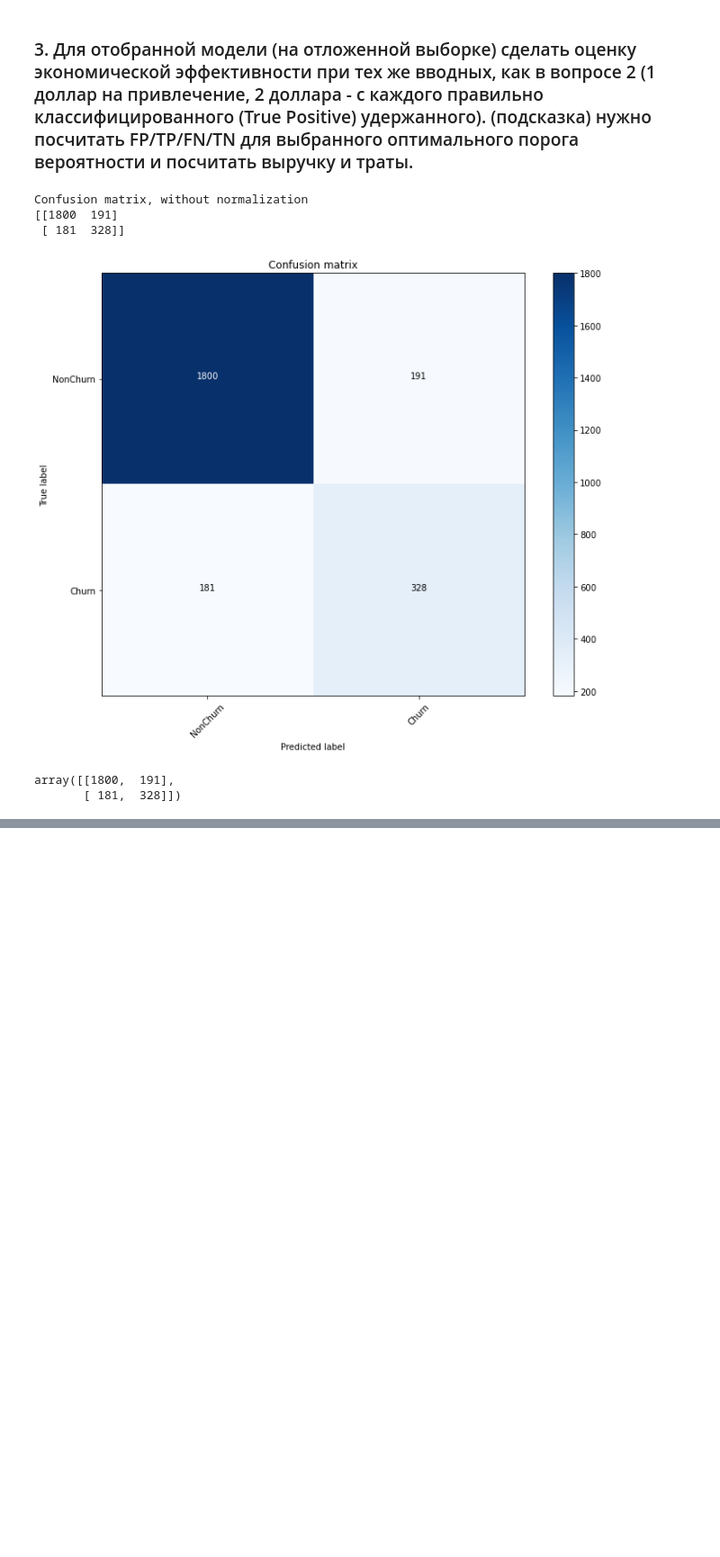
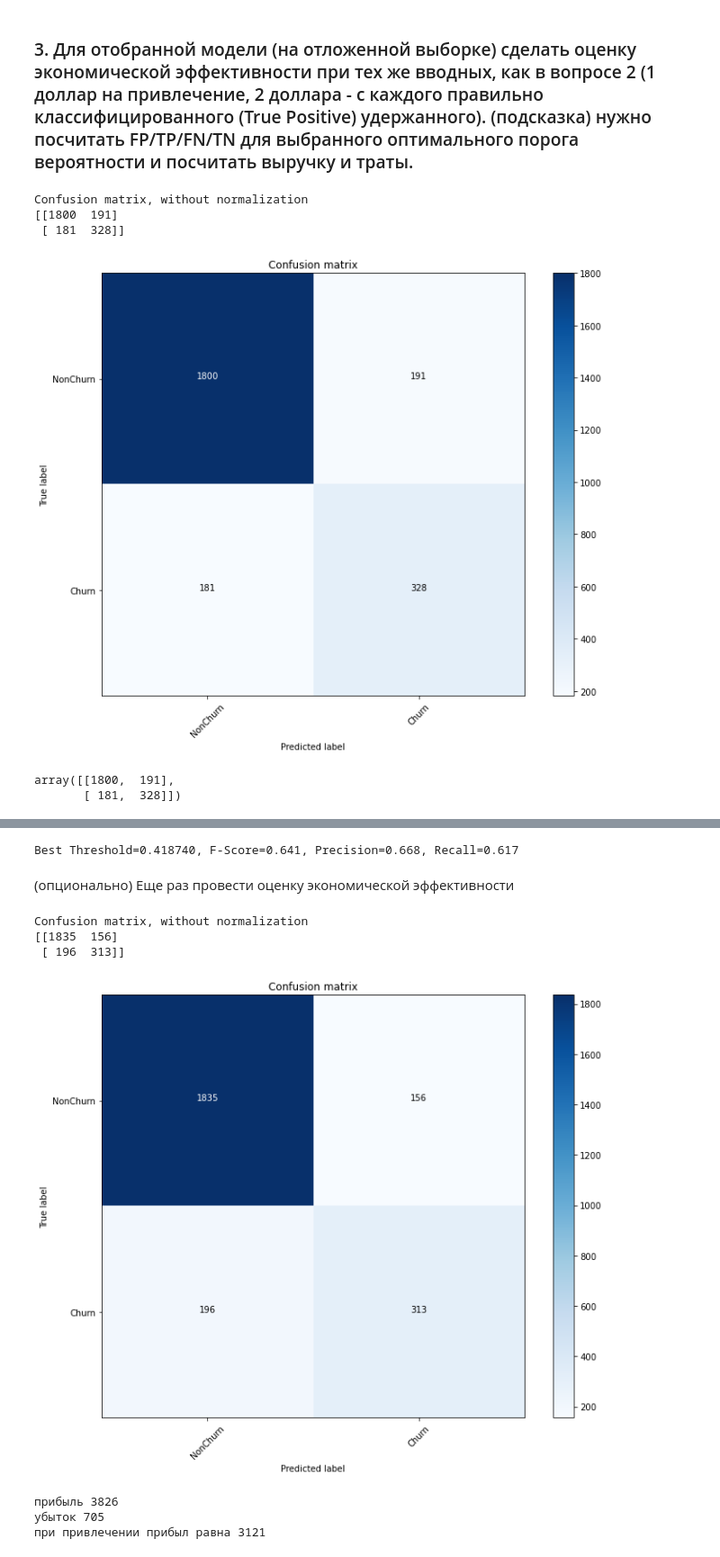
Before and after one commit to HeelHook88/ml_in_buisines, a Jupyter notebook: lesson_05.ipynb, the cells around one changed output, grey strips where cells are left out. Shown at 90% size. Saved outputs shown, nothing was run; the diff lists cells and outputs as text; code cells hidden in the pictures; blank space fills up the shorter version.

```diff
--- a/lesson_05.ipynb
+++ b/lesson_05.ipynb
@@ -462,0 +498,18 @@ summ
+# %%
+classifier = Pipeline([
+    ('features',feats),
+    ('classifier', LGBMClassifier(random_state = 42, silent=True, lambda_l2=200,
+                                 learning_rate=0.05, n_estimators=1000, num_leaves=10, n_jobs=-1
+                                 )),
+])
+
+
+#запустим кросс-валидацию
+cv_scores = cross_val_score(classifier, X_train, y_train, cv=10, scoring='roc_auc')
+cv_score = np.mean(cv_scores)
+cv_score_std = np.std(cv_scores)
+print('CV score is {}+-{}'.format(cv_score, cv_score_std))
+
+#обучим пайплайн на всем тренировочном датасете
+classifier.fit(X_train, y_train)
+y_score = classifier.predict_proba(X_test)[:, 1]
@@ -462,0 +529,27 @@ summ
+# %%
+precision, recall, thresholds = precision_recall_curve(y_test, y_score)
+
+
+fscore = (2 * precision * recall) / (precision + recall)
+# locate the index of the largest f score
+ix = np.argmax(fscore)
+print('Best Threshold=%f, F-Score=%.3f, Precision=%.3f, Recall=%.3f' % (thresholds[ix],
+                                                                        fscore[ix],
+                                                                        precision[ix],
+                                                                        recall[ix]))
+# %% [output]
+Best Threshold=0.418740, F-Score=0.641, Precision=0.668, Recall=0.617
+# %% [markdown]
+(опционально) Еще раз провести оценку экономической эффективности
+# %%
+cnf_matrix = confusion_matrix(y_test, y_score>thresholds[ix])
+plt.figure(figsize=(10, 8))
+plot_confusion_matrix(cnf_matrix, classes=['NonChurn', 'Churn'],
+                      title='Confusion matrix')
+plt.savefig("conf_matrix.png")
+plt.show()
+# %% [output]
+Confusion matrix, without normalization
+[[1835  156]
+ [ 196  313]]
+[figure, added]
@@ -462,0 +561,8 @@ summ
+# %%
+print(f'прибыль {(2 * TP) + FP}') # Прибыль принесут TP и только на FP нужно будет тратиться на удержание
+print(f'убыток {TN + 2*(FN)}') # TN уйдут и так а на FN будут затраты на привлечение и они уйдут
+print(f'при привлечении прибыл равна {((2 * TP) + FP) - (TN + 2*(FN)) }')
+# %% [output]
+прибыль 3826
+убыток 705
+при привлечении прибыл равна 3121
```
Also changed, not shown: parts of 11 cells of this notebook.
